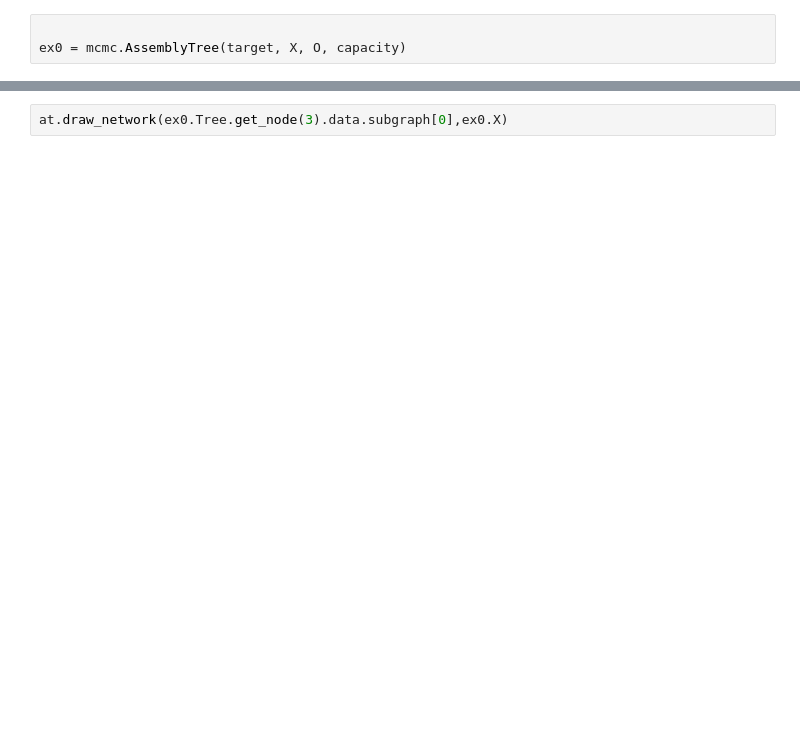
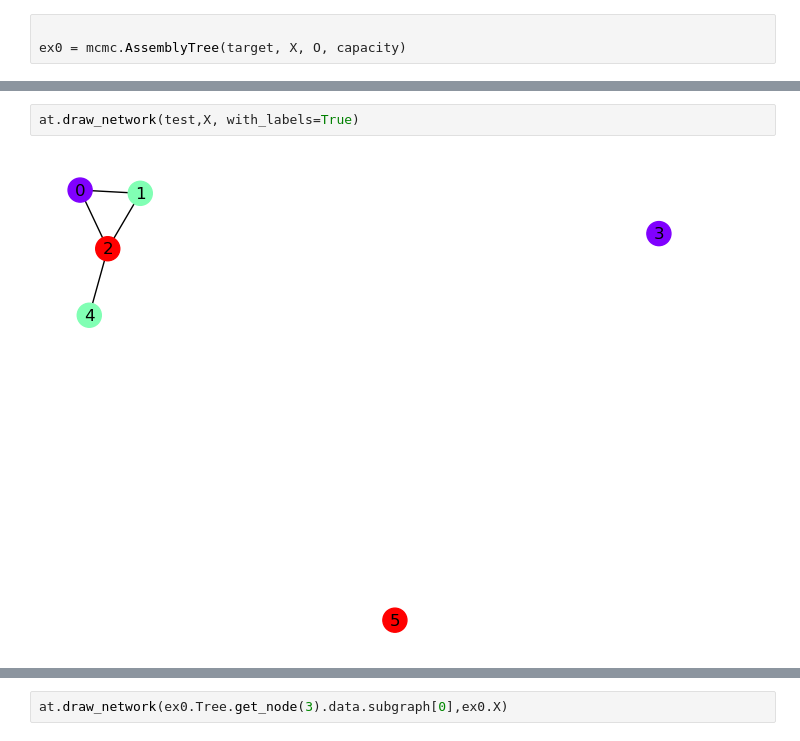
Before and after one commit to coryglover/NetDesign, a Jupyter notebook: notebooks/mcmc.ipynb, the cells around one changed output, grey strips where cells are left out. Saved outputs shown, nothing was run; the diff lists cells and outputs as text; blank space fills up the shorter version.

```diff
--- a/notebooks/mcmc.ipynb
+++ b/notebooks/mcmc.ipynb
@@ -28,0 +67,4 @@ ex0.update_tree()
+# %%
+at.draw_network(test,X, with_labels=True)
+# %% [output]
+[figure, added]
```
Also changed, not shown: parts of 20 cells of this notebook, 4 other files.
